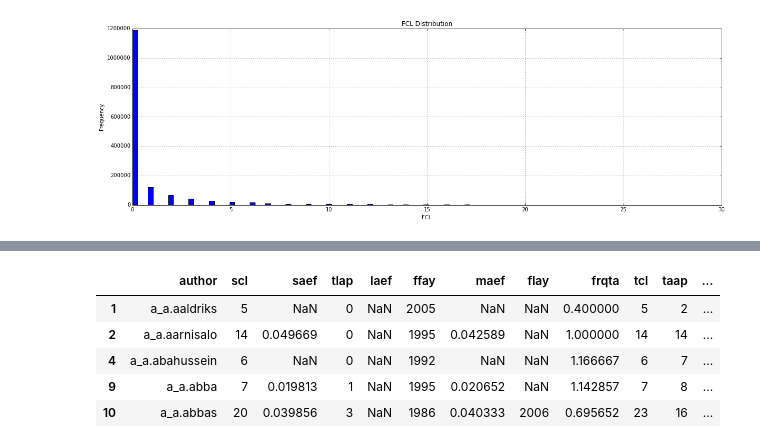
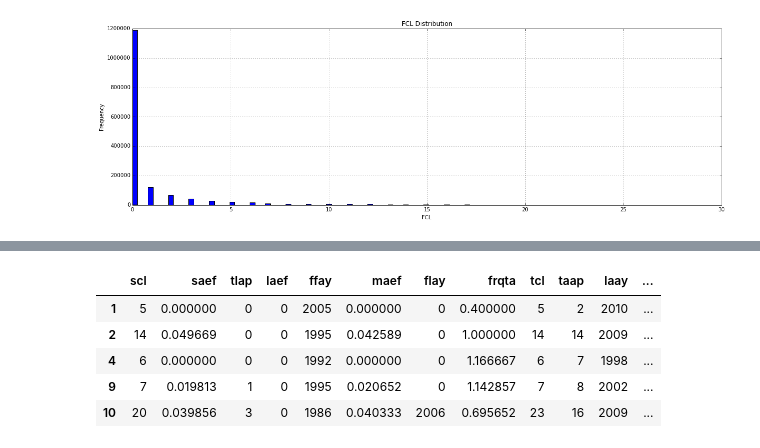
Before and after one commit to shinwachi/cs109_firstOrPerish, a Jupyter notebook: analysis/processAuthorStat.ipynb, the cells around one changed output, grey strips where cells are left out. Cells and saved outputs as stored; diff of their text form; code cells hidden in the pictures.

```diff
--- a/analysis/processAuthorStat.ipynb
+++ b/analysis/processAuthorStat.ipynb
@@ -185,17 +190,17 @@ TFAP Unfiltered Size:  3631801
 FCL Unfiltered Size:  3631801
 [figure]
 # %%
+#After looking at the above data we decided on the below thresholds in order to cut down on possible noisy data that will
+# not help us with our insites.
+# What we output is the number of results before and after the filter is applied and the percentage of date removed from
+# the overall data set
 subData = reader
 subData = pd.DataFrame(subData)
-subData.saef = subData.saef.str.replace('None','')
-subData.laef = subData.laef.str.replace('None','')
-subData.faef = subData.faef.str.replace('None','')
-subData.maef = subData.maef.str.replace('None','')
-subData.flay = subData.flay.str.replace('None','')
-subData.ffay = subData.ffay.str.replace('None','')
-subData.laay = subData.laay.str.replace('None','')
+
 subData = subData.convert_objects(convert_numeric=True)
 
+#We want less than 150 total pappers. Any person that has over 150 papers is probably a prevent reviewer and is not typical of
+# an author
 unfilteredTotal = len(subData.index)
 print "TAAP less than 150"
 print "Unfiltered: ", unfilteredTotal
@@ -204,6 +209,8 @@ filtered = len(subData.index)
 print "Filtered: " , filtered
 print "Percent above threshold: " , float(( float(unfilteredTotal) - float(filtered) ) / float(unfilteredTotal))
 
+#This is a faculty career length less than 50 years. Anymore than 50 years is very rare given retirement and how long it takes
+# someone to become a professor
 unfiltered = len(subData.index)
 print "FCL less than 50"
 print "Unfiltered: ", unfiltered
@@ -212,6 +219,7 @@ filtered = len(subData.index)
 print "Filtered: " , filtered
 print "Percent above threshold: " , float(( float(unfilteredTotal) - float(filtered) ) / float(unfilteredTotal))
 
+#This is to make sure no faculty career lengths do not run to long
 unfiltered = len(subData.index)
 print "SCL less than 70"
 print "Unfiltered: ", unfiltered
@@ -220,6 +228,7 @@ filtered = len(subData.index)
 print "Filtered: " , filtered
 print "Percent above threshold: " , float(( float(unfilteredTotal) - float(filtered) ) / float(unfilteredTotal))
 
+#This is to make sure total career lengths do not run to long
 unfiltered = len(subData.index)
 print "TCL less than 70"
 print "Unfiltered: ", unfiltered
@@ -228,6 +237,7 @@ filtered = len(subData.index)
 print "Filtered: " , filtered
 print "Percent above threshold: " , float(( float(unfilteredTotal) - float(filtered) ) / float(unfilteredTotal))
 
+#want to make sure that a frequency of publications do not deviate to far from the norm
 unfiltered = len(subData.index)
 print "FRQFA less than 25"
 print "Unfiltered: ", unfiltered
@@ -236,6 +246,7 @@ filtered = len(subData.index)
 print "Filtered: " , filtered
 print "Percent above threshold: " , float(( float(unfilteredTotal) - float(filtered) ) / float(unfilteredTotal))
 
+#In 1983
 unfiltered = len(subData.index)
 print "FFAY greater than 1983"
 print "Unfiltered: ", unfiltered
@@ -244,6 +255,7 @@ filtered = len(subData.index)
 print "Filtered: " , filtered
 print "Percent above threshold: " , float(( float(unfilteredTotal) - float(filtered) ) / float(unfilteredTotal))
 
+#remove outliers that had year of 2020
 unfiltered = len(subData.index)
 print "FLAY less than 2015"
 print "Unfiltered: ", unfiltered
@@ -252,6 +264,7 @@ filtered = len(subData.index)
 print "Filtered: " , filtered
 print "Percent above threshold: " , float(( float(unfilteredTotal) - float(filtered) ) / float(unfilteredTotal))
 
+#remove outliers that had year of 2020
 unfiltered = len(subData.index)
 print "LAAY less than 2015"
 print "Unfiltered: ", unfiltered
@@ -399,3 +412,5 @@ subData.head()
-# %%
-subData['rtd'] = (subData.laay + 1.0/subData.frqta) < 2014.0
-subData['la'] = subData.tlap > 0
+# %%
+analysisData = subData.copy()
+analysisData.fillna(0, inplace=True)
+analysisData = analysisData.drop('author',1)
+analysisData.head()
@@ -402,9 +424,16 @@ subData['la'] = subData.tlap > 0
+# %%
+analysisData['rtd'] = (analysisData.laay + 1.0/analysisData.frqta) < 2014.0
+analysisData['la'] = analysisData.tlap > 0
+
+# total scientist author paper
+analysisData['tsap'] = analysisData.taap-analysisData.tlap
+analysisData['frqsa'] = analysisData.tsap/analysisData.scl
 # %%
-subData.head()
+analysisData.head()
 # %% [output]
-|  | author | scl | saef | tlap | laef | ffay | maef | flay | frqta | tcl | taap | ... |
-| 1 | a_a.aaldriks | 5 | NaN | 0 | NaN | 2005 | NaN | NaN | 0.400000 | 5 | 2 | ... |
-| 2 | a_a.aarnisalo | 14 | 0.049669 | 0 | NaN | 1995 | 0.042589 | NaN | 1.000000 | 14 | 14 | ... |
-| 4 | a_a.abahussein | 6 | NaN | 0 | NaN | 1992 | NaN | NaN | 1.166667 | 6 | 7 | ... |
-| 9 | a_a.abba | 7 | 0.019813 | 1 | NaN | 1995 | 0.020652 | NaN | 1.142857 | 7 | 8 | ... |
-| 10 | a_a.abbas | 20 | 0.039856 | 3 | NaN | 1986 | 0.040333 | 2006 | 0.695652 | 23 | 16 | ... |
+|  | scl | saef | tlap | laef | ffay | maef | flay | frqta | tcl | taap | laay | ... |
+| 1 | 5 | 0.000000 | 0 | 0 | 2005 | 0.000000 | 0 | 0.400000 | 5 | 2 | 2010 | ... |
+| 2 | 14 | 0.049669 | 0 | 0 | 1995 | 0.042589 | 0 | 1.000000 | 14 | 14 | 2009 | ... |
+| 4 | 6 | 0.000000 | 0 | 0 | 1992 | 0.000000 | 0 | 1.166667 | 6 | 7 | 1998 | ... |
+| 9 | 7 | 0.019813 | 1 | 0 | 1995 | 0.020652 | 0 | 1.142857 | 7 | 8 | 2002 | ... |
+| 10 | 20 | 0.039856 | 3 | 0 | 1986 | 0.040333 | 2006 | 0.695652 | 23 | 16 | 2009 | ... |
```
Also changed, not shown: parts of 11 cells of this notebook.
